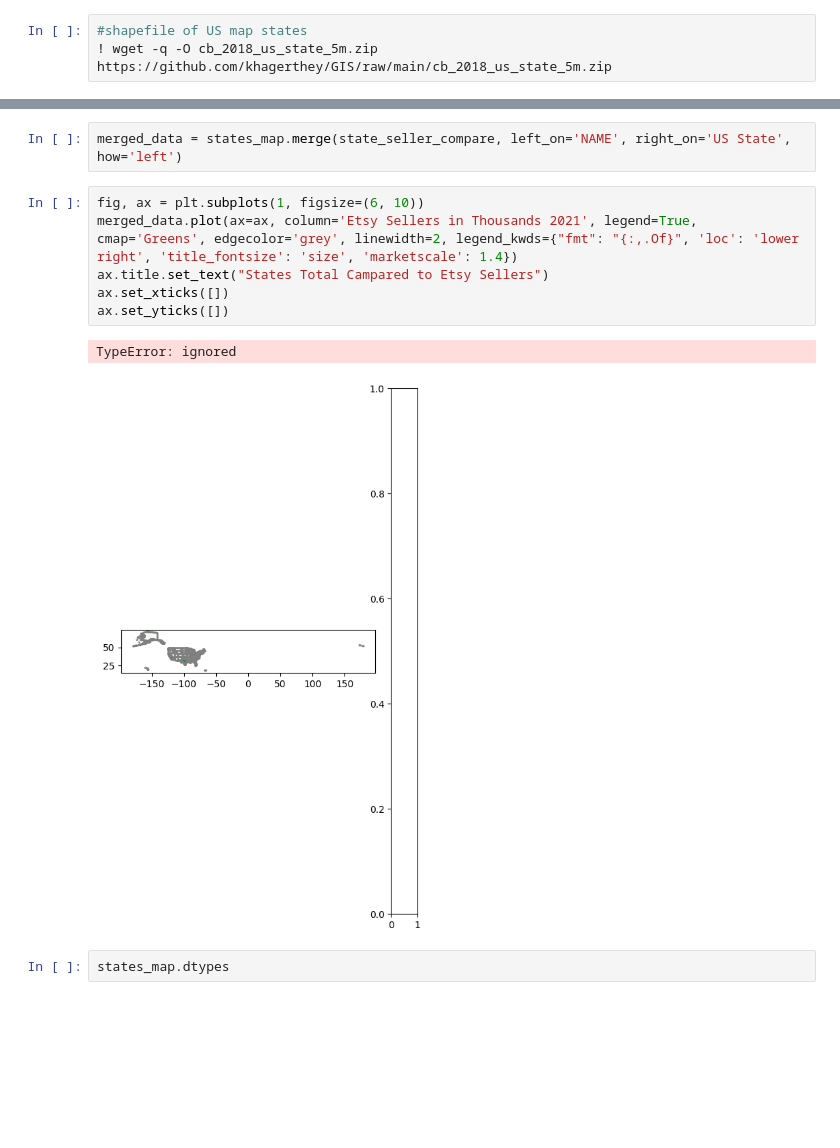
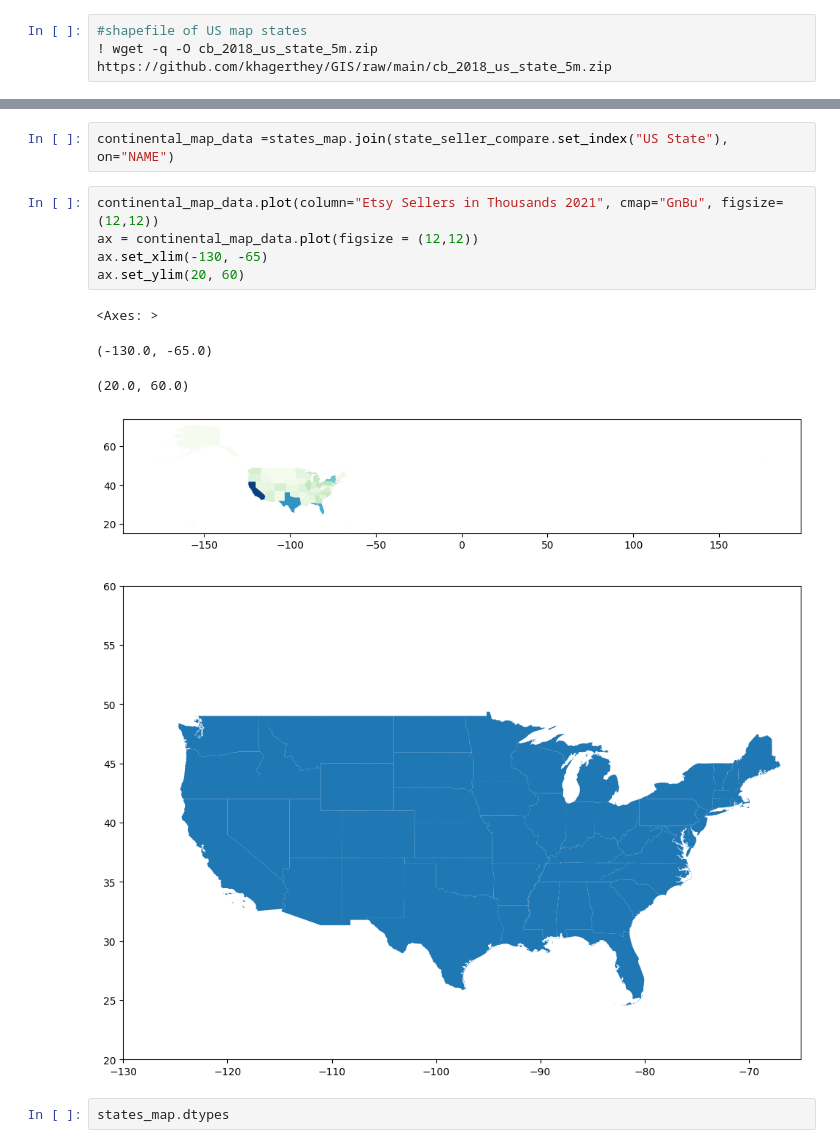
Before and after one commit to khagerthey/GIS, a Jupyter notebook: PS1.ipynb, the cells around one changed output, grey strips where cells are left out. Saved outputs shown, nothing was run; the diff lists cells and outputs as text; blank space fills up the shorter version.

```diff
--- a/PS1.ipynb
+++ b/PS1.ipynb
@@ -132,17 +129,19 @@ ax.set_ylim(20, 60)
 (-130.0, -65.0)
 (20.0, 60.0)
 [figure]
-# %%
-merged_data = states_map.merge(state_seller_compare, left_on='NAME', right_on='US State', how='left')
-# %%
-fig, ax = plt.subplots(1, figsize=(6, 10))
-merged_data.plot(ax=ax, column='Etsy Sellers in Thousands 2021', legend=True, cmap='Greens', edgecolor='grey', linewidth=2, legend_kwds={"fmt": "{:,.Of}", 'loc': 'lower right', 'title_fontsize': 'size', 'marketscale': 1.4})
-ax.title.set_text("States Total Campared to Etsy Sellers")
-ax.set_xticks([])
-ax.set_yticks([])
-# %% [output]
-TypeError: ignored
-[figure, removed]
+# %%
+continental_map_data =states_map.join(state_seller_compare.set_index("US State"), on="NAME")
+# %%
+continental_map_data.plot(column="Etsy Sellers in Thousands 2021", cmap="GnBu", figsize=(12,12))
+ax = continental_map_data.plot(figsize = (12,12))
+ax.set_xlim(-130, -65)
+ax.set_ylim(20, 60)
+# %% [output]
+<Axes: >
+(-130.0, -65.0)
+(20.0, 60.0)
+[figure, added]
+[figure, added]
 # %%
 states_map.dtypes
 # %% [output]
```
Also changed, not shown: parts of 5 cells of this notebook.
